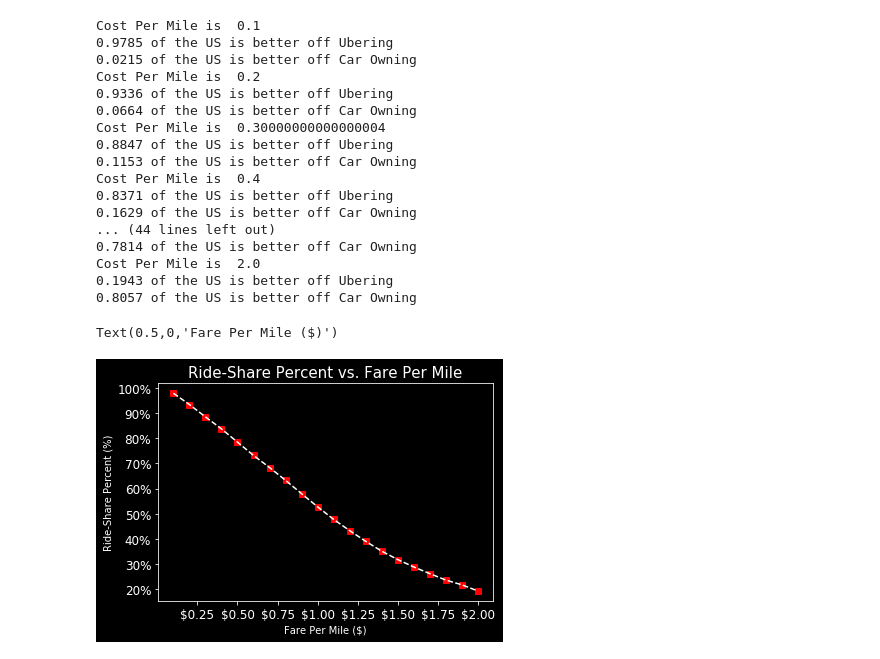
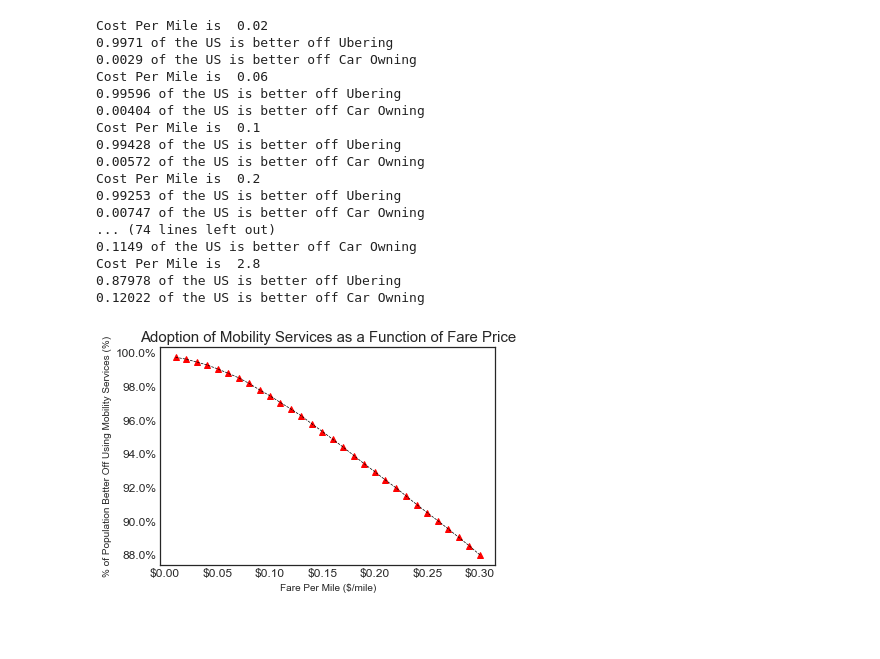
Before and after one commit to gordontsai/WEG-scripts, a Jupyter notebook: ubermodel_mc.ipynb, the cells around one changed output. Saved outputs shown, nothing was run; the diff lists cells and outputs as text; code cells hidden in the pictures; blank space fills up the shorter version.

Commit message:
changes to gitignore and function of fare price graph

```diff
--- a/ubermodel_mc.ipynb
+++ b/ubermodel_mc.ipynb
@@ -462,7 +462,7 @@ d = Uber_Expense_Model(outputyears= output_year,timeworth=Time_Worth,annualmiles
 
 # a is the array output of [Cumulative Expense for Owning, Cumulative Expenses (Less Value of Car)]
 # %%
-simsize = 10000
+simsize = 100000
 
 Time_Worth = selectModel(income_model_dict,0).rvs(size = simsize)/2000
 Annual_Miles_Avg = selectModel(drivingdistance_model_dict,0).rvs(size = simsize)*365
@@ -687,0 +762,2 @@ print(Car_percent, 'of the US is better off Car Owning')
+# %%
+plt.style.use('seaborn-white')
@@ -688,12 +788,13 @@ print(Car_percent, 'of the US is better off Car Owning')
 # %%
 ###########################################################
 #Producing Cost Per Ride to Percentage Plot
+#More granular
 
 
-cost_per_mile=np.arange(.1,2.1,.1)
-cost_per_ride=[]
+cost_per_mile_2=np.arange(.01,.31,.01)
+cost_per_ride_2=[]
 
-for x in range(0,len(cost_per_mile)):
+for x in range(0,len(cost_per_mile_2)):
 
     #Monte Carlo Simulation
     output_year = (7,)
@@ -707,7 +808,7 @@ for x in range(0,len(cost_per_mile)):
     #     print 'Car Price', Car_Price[i]
 
         a,b,c = Car_Ownsership_Expense_Model(outputyears=output_year,annualmiles = Annual_Miles_Avg[i],carprice=Car_Price[i],timeworth= Time_Worth[i], triptime= Trip_Time_Avg[i])
-        d = Uber_Expense_Model(farepermile=cost_per_mile[x],outputyears= output_year,timeworth=Time_Worth[i],annualmiles=Annual_Miles_Avg[i],carprice = Car_Price[i],triptime= Trip_Time_Avg[i])
+        d = Uber_Expense_Model(farepermile=cost_per_mile_2[x],outputyears= output_year,timeworth=Time_Worth[i],annualmiles=Annual_Miles_Avg[i],carprice = Car_Price[i],triptime= Trip_Time_Avg[i])
         Car_NPV.append(a)
         Uber_NPV.append(d)
 
@@ -738,39 +839,47 @@ for x in range(0,len(cost_per_mile)):
     print(Uber_percent, 'of the US is better off Ubering')
     print(Car_percent, 'of the US is better off Car Owning')
 
-    cost_per_ride.append((cost_per_mile[x],Uber_percent))
+    cost_per_ride_2.append((cost_per_mile_2[x],Uber_percent))
 # %% [output]
+Cost Per Mile is  0.02
+0.9971 of the US is better off Ubering
+0.0029 of the US is better off Car Owning
+Cost Per Mile is  0.06
+0.99596 of the US is better off Ubering
+0.00404 of the US is better off Car Owning
 Cost Per Mile is  0.1
-0.9785 of the US is better off Ubering
-0.0215 of the US is better off Car Owning
+0.99428 of the US is better off Ubering
+0.00572 of the US is better off Car Owning
 Cost Per Mile is  0.2
-0.9336 of the US is better off Ubering
-0.0664 of the US is better off Car Owning
-Cost Per Mile is  0.30000000000000004
-0.8847 of the US is better off Ubering
-0.1153 of the US is better off Car Owning
-Cost Per Mile is  0.4
-0.8371 of the US is better off Ubering
-0.1629 of the US is better off Car Owning
-... (44 lines left out)
-0.7814 of the US is better off Car Owning
-Cost Per Mile is  2.0
-0.1943 of the US is better off Ubering
-0.8057 of the US is better off Car Owning
+0.99253 of the US is better off Ubering
+0.00747 of the US is better off Car Owning
+... (74 lines left out)
+0.1149 of the US is better off Car Owning
+Cost Per Mile is  2.8
+0.87978 of the US is better off Ubering
+0.12022 of the US is better off Car Owning
 # %%
-plt.plot([x[0] for x in cost_per_ride],[y[1] for y in cost_per_ride],'rs',[x[0] for x in cost_per_ride],[y[1] for y in cost_per_ride],'w--')
+plt.style.use('seaborn-white')
+# plt.style.use('dark_background')
+# plt.style.use('fivethirtyeight')
+
+plt.plot([x[0] for x in cost_per_ride_2],[y[1] for y in cost_per_ride_2],
+         'r^',[x[0] for x in cost_per_ride_2],[y[1] for y in cost_per_ride_2],'k--',
+        linewidth=.7)
 
 fmt = '${x:,.2f}'
 tick = mtick.StrMethodFormatter(fmt)
 ax=plt.gca()
-plt.title('Ride-Share Percent vs. Fare Per Mile',size=15)
+plt.title('Adoption of Mobility Services as a Function of Fare Price',size=15)
 ax.xaxis.set_major_formatter(tick)
 
 #Trying to format y axis
 plt.gca().yaxis.set_major_formatter(PercentFormatter(xmax=1))
 
-plt.ylabel('Ride-Share Percent (%)',size=10)
-plt.xlabel('Fare Per Mile ($)',size=10)
+plt.ylabel('% of Population Better Off Using Mobility Services (%)',size=10)
+plt.xlabel('Fare Per Mile ($/mile)',size=10)
+
+
+plt.savefig('functionoffareprice_zoom.png',dpi=500,bbox_inches='tight')
 # %% [output]
-Text(0.5,0,'Fare Per Mile ($)')
-[figure, old version]
+[figure, new version]
```
Also changed, not shown: parts of 6 cells of this notebook, 2 other files.
